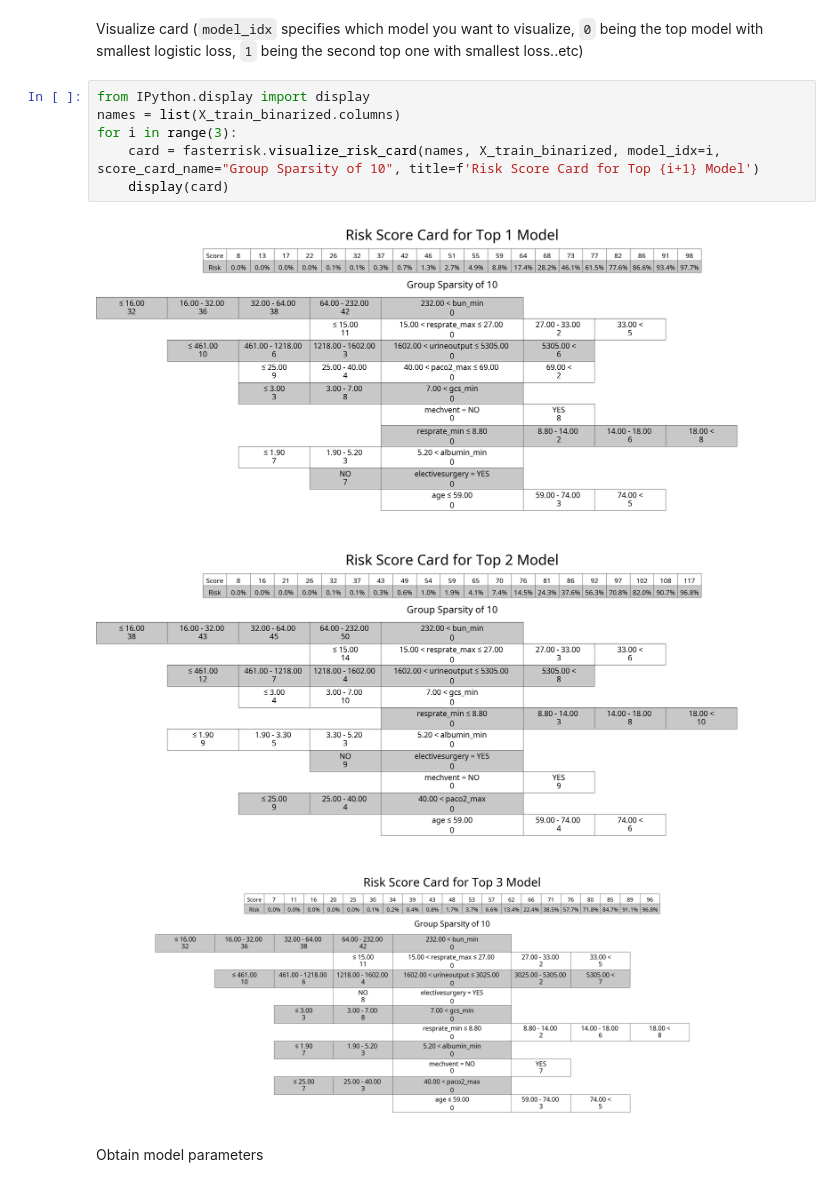
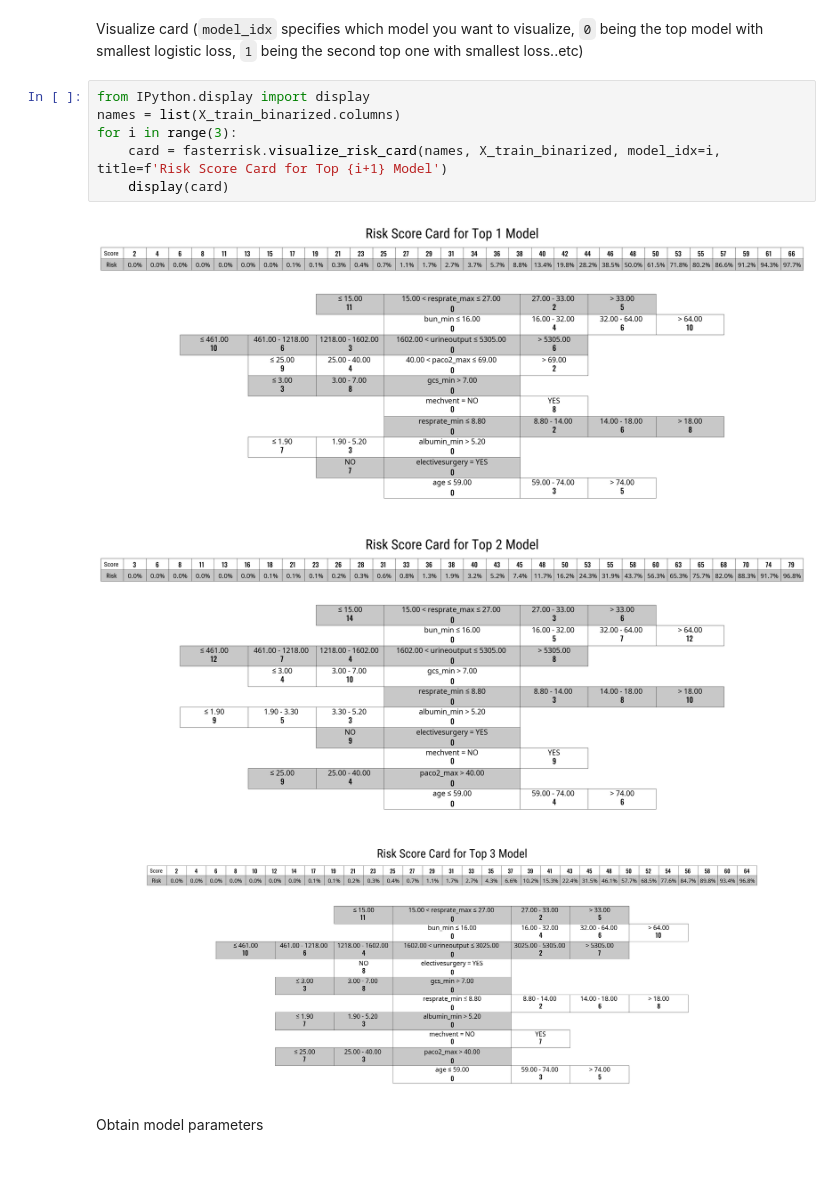
Before and after one commit to interpretml/FasterRisk, a Jupyter notebook: docs/added_functionalities_example.ipynb, the cells around one changed output. Saved outputs shown, nothing was run; the diff lists cells and outputs as text.

Commit message:
solve risk score card shift problem and make better aesthetics

```diff
--- a/docs/added_functionalities_example.ipynb
+++ b/docs/added_functionalities_example.ipynb
@@ -99,13 +99,13 @@ Visualize card (`model_idx` specifies which model you want to visualize, `0` bei
 # %%
 from IPython.display import display
 names = list(X_train_binarized.columns)
 for i in range(3):
-    card = fasterrisk.visualize_risk_card(names, X_train_binarized, model_idx=i, score_card_name="Group Sparsity of 10", title=f'Risk Score Card for Top {i+1} Model')
+    card = fasterrisk.visualize_risk_card(names, X_train_binarized, model_idx=i, title=f'Risk Score Card for Top {i+1} Model')
     display(card)
 # %% [output]
-[figure, old version]
+[figure, new version]
-[figure, old version]
+[figure, new version]
-[figure, old version]
+[figure, new version]
 # %% [markdown]
 Obtain model parameters
 # %%
```
Also changed, not shown: parts of 6 cells of this notebook, 4 other files.
